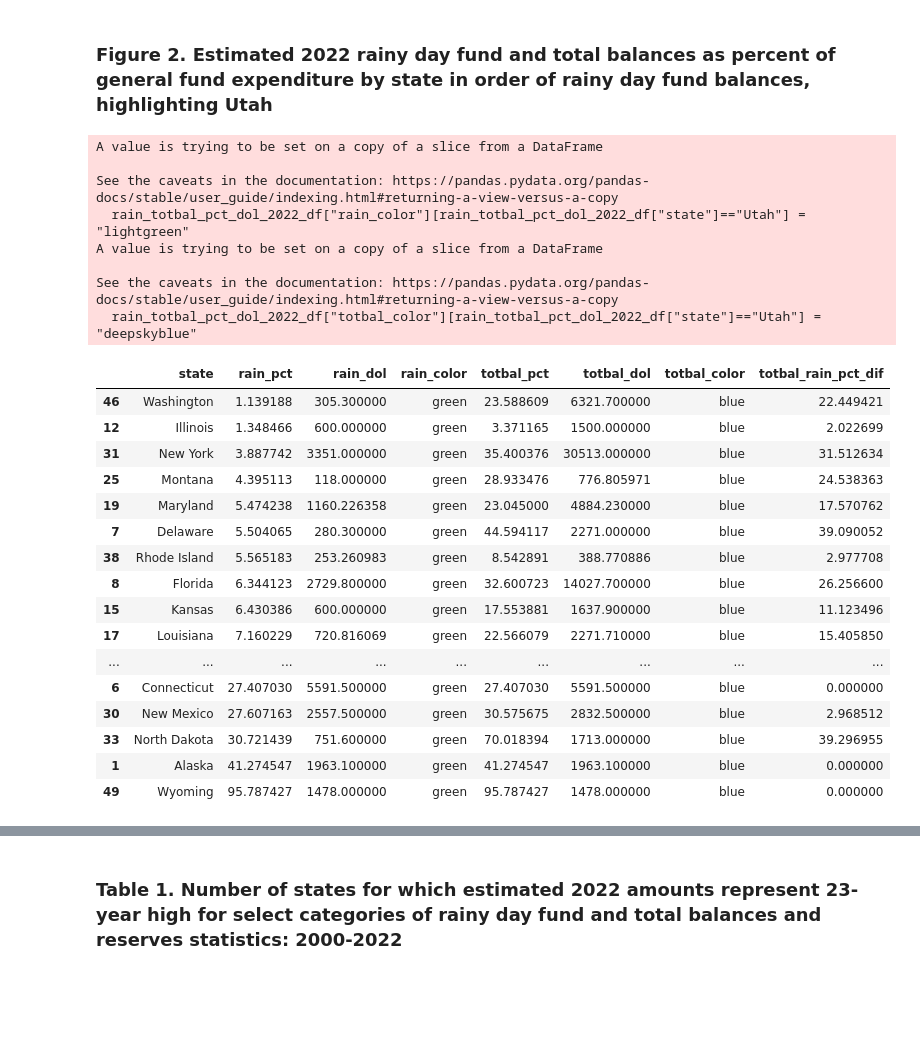
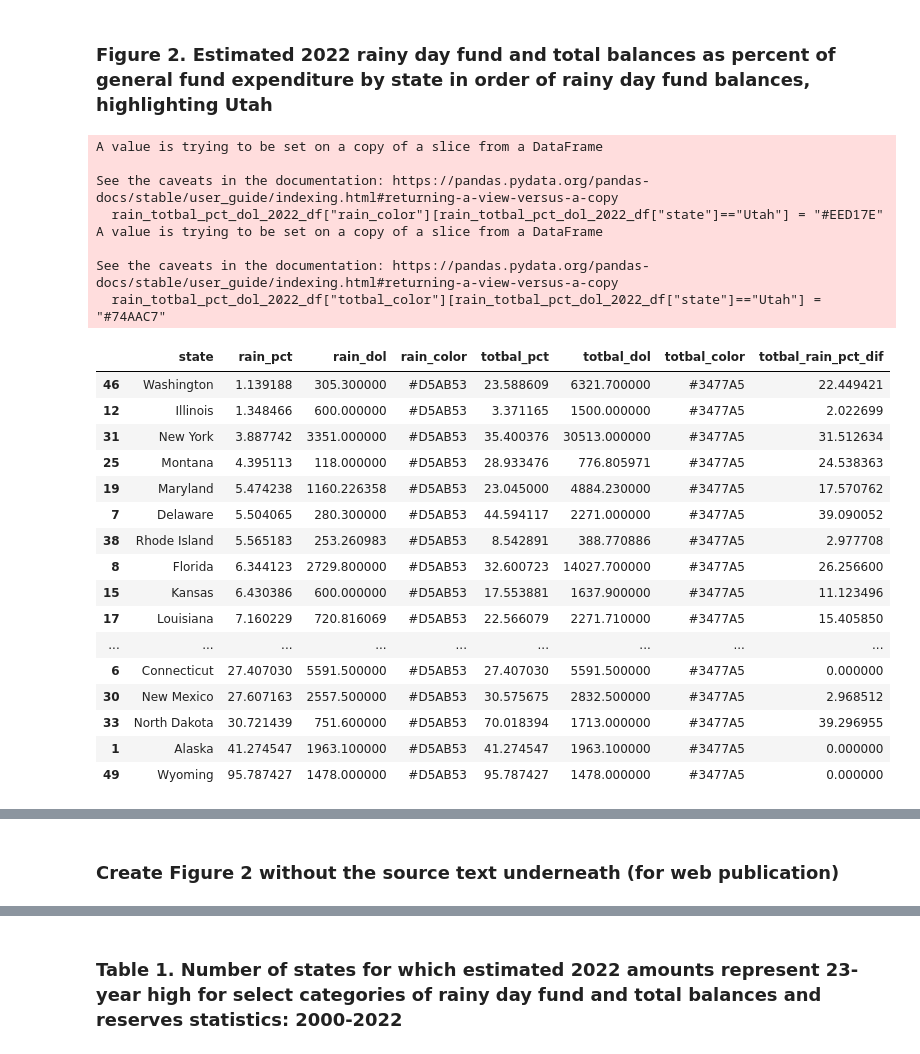
Before and after one commit to TheCGO/UT-RateCut, a Jupyter notebook: UT_RateCut.ipynb, the cells around one changed output, grey strips where cells are left out. Cells and saved outputs as stored; diff of their text form; code cells hidden in the pictures; blank space fills up the shorter version.

```diff
--- a/UT_RateCut.ipynb
+++ b/UT_RateCut.ipynb
@@ -304,53 +494,54 @@ totbal_pct_2022_df["totbal_pct"] = 100 * totbal_pct_2022_df["totbal_frac"]
 totbal_pct_2022_df.drop('totbal_frac', axis=1, inplace=True)
 
 totbal_dol_2022_df = totbal_dol_df.loc[:'Wyoming', '2022'].to_frame().reset_index()
 totbal_dol_2022_df.rename(columns = {"index": "state", "2022": "totbal_dol"}, inplace = True)
 
 # Merge the four DataFrames
 rain_totbal_pct_dol_2022_df = rain_pct_2022_df.copy()
 rain_totbal_pct_dol_2022_df = pd.merge(rain_totbal_pct_dol_2022_df, rain_dol_2022_df, on='state', how='inner')
-rain_totbal_pct_dol_2022_df["rain_color"] = "green"
-rain_totbal_pct_dol_2022_df["rain_color"][rain_totbal_pct_dol_2022_df["state"]=="Utah"] = "lightgreen"
+rain_totbal_pct_dol_2022_df["rain_color"] = "#D5AB53"
+rain_totbal_pct_dol_2022_df["rain_color"][rain_totbal_pct_dol_2022_df["state"]=="Utah"] = "#EED17E"
 rain_totbal_pct_dol_2022_df = pd.merge(rain_totbal_pct_dol_2022_df, totbal_pct_2022_df, on='state', how='inner')
 rain_totbal_pct_dol_2022_df = pd.merge(rain_totbal_pct_dol_2022_df, totbal_dol_2022_df, on='state', how='inner')
-rain_totbal_pct_dol_2022_df["totbal_color"] = "blue"
-rain_totbal_pct_dol_2022_df["totbal_color"][rain_totbal_pct_dol_2022_df["state"]=="Utah"] = "deepskyblue"
+rain_totbal_pct_dol_2022_df["totbal_color"] = "#3477A5"
+rain_totbal_pct_dol_2022_df["totbal_color"][rain_totbal_pct_dol_2022_df["state"]=="Utah"] = "#74AAC7"
 
 # Create a new variable that is totbal_pct - rain_pct
 rain_totbal_pct_dol_2022_df["totbal_rain_pct_dif"] = (
     rain_totbal_pct_dol_2022_df["totbal_pct"] - rain_totbal_pct_dol_2022_df["rain_pct"]
 )
 
 # Sort by rainy day fund percent
 rain_totbal_pct_dol_2022_sorted_df = rain_totbal_pct_dol_2022_df.sort_values(
     by=['rain_pct', 'totbal_pct'], ascending=[True, True]
 )
 
+rain_totbal_pct_dol_2022_sorted_df.to_csv('data/fig2_source.csv', index=False)
 rain_totbal_pct_dol_2022_sorted_df
 # %% [output]
 A value is trying to be set on a copy of a slice from a DataFrame
 
 See the caveats in the documentation: https://pandas.pydata.org/pandas-docs/stable/user_guide/indexing.html#returning-a-view-versus-a-copy
-  rain_totbal_pct_dol_2022_df["rain_color"][rain_totbal_pct_dol_2022_df["state"]=="Utah"] = "lightgreen"
+  rain_totbal_pct_dol_2022_df["rain_color"][rain_totbal_pct_dol_2022_df["state"]=="Utah"] = "#EED17E"
 A value is trying to be set on a copy of a slice from a DataFrame
 
 See the caveats in the documentation: https://pandas.pydata.org/pandas-docs/stable/user_guide/indexing.html#returning-a-view-versus-a-copy
-  rain_totbal_pct_dol_2022_df["totbal_color"][rain_totbal_pct_dol_2022_df["state"]=="Utah"] = "deepskyblue"
+  rain_totbal_pct_dol_2022_df["totbal_color"][rain_totbal_pct_dol_2022_df["state"]=="Utah"] = "#74AAC7"
 |  | state | rain_pct | rain_dol | rain_color | totbal_pct | totbal_dol | totbal_color | totbal_rain_pct_dif |
-| 46 | Washington | 1.139188 | 305.300000 | green | 23.588609 | 6321.700000 | blue | 22.449421 |
-| 12 | Illinois | 1.348466 | 600.000000 | green | 3.371165 | 1500.000000 | blue | 2.022699 |
-| 31 | New York | 3.887742 | 3351.000000 | green | 35.400376 | 30513.000000 | blue | 31.512634 |
-| 25 | Montana | 4.395113 | 118.000000 | green | 28.933476 | 776.805971 | blue | 24.538363 |
-| 19 | Maryland | 5.474238 | 1160.226358 | green | 23.045000 | 4884.230000 | blue | 17.570762 |
-| 7 | Delaware | 5.504065 | 280.300000 | green | 44.594117 | 2271.000000 | blue | 39.090052 |
-| 38 | Rhode Island | 5.565183 | 253.260983 | green | 8.542891 | 388.770886 | blue | 2.977708 |
-| 8 | Florida | 6.344123 | 2729.800000 | green | 32.600723 | 14027.700000 | blue | 26.256600 |
-| 15 | Kansas | 6.430386 | 600.000000 | green | 17.553881 | 1637.900000 | blue | 11.123496 |
-| 17 | Louisiana | 7.160229 | 720.816069 | green | 22.566079 | 2271.710000 | blue | 15.405850 |
+| 46 | Washington | 1.139188 | 305.300000 | #D5AB53 | 23.588609 | 6321.700000 | #3477A5 | 22.449421 |
+| 12 | Illinois | 1.348466 | 600.000000 | #D5AB53 | 3.371165 | 1500.000000 | #3477A5 | 2.022699 |
+| 31 | New York | 3.887742 | 3351.000000 | #D5AB53 | 35.400376 | 30513.000000 | #3477A5 | 31.512634 |
+| 25 | Montana | 4.395113 | 118.000000 | #D5AB53 | 28.933476 | 776.805971 | #3477A5 | 24.538363 |
+| 19 | Maryland | 5.474238 | 1160.226358 | #D5AB53 | 23.045000 | 4884.230000 | #3477A5 | 17.570762 |
+| 7 | Delaware | 5.504065 | 280.300000 | #D5AB53 | 44.594117 | 2271.000000 | #3477A5 | 39.090052 |
+| 38 | Rhode Island | 5.565183 | 253.260983 | #D5AB53 | 8.542891 | 388.770886 | #3477A5 | 2.977708 |
+| 8 | Florida | 6.344123 | 2729.800000 | #D5AB53 | 32.600723 | 14027.700000 | #3477A5 | 26.256600 |
+| 15 | Kansas | 6.430386 | 600.000000 | #D5AB53 | 17.553881 | 1637.900000 | #3477A5 | 11.123496 |
+| 17 | Louisiana | 7.160229 | 720.816069 | #D5AB53 | 22.566079 | 2271.710000 | #3477A5 | 15.405850 |
 | ... | ... | ... | ... | ... | ... | ... | ... | ... |
-| 6 | Connecticut | 27.407030 | 5591.500000 | green | 27.407030 | 5591.500000 | blue | 0.000000 |
-| 30 | New Mexico | 27.607163 | 2557.500000 | green | 30.575675 | 2832.500000 | blue | 2.968512 |
-| 33 | North Dakota | 30.721439 | 751.600000 | green | 70.018394 | 1713.000000 | blue | 39.296955 |
-| 1 | Alaska | 41.274547 | 1963.100000 | green | 41.274547 | 1963.100000 | blue | 0.000000 |
-| 49 | Wyoming | 95.787427 | 1478.000000 | green | 95.787427 | 1478.000000 | blue | 0.000000 |
+| 6 | Connecticut | 27.407030 | 5591.500000 | #D5AB53 | 27.407030 | 5591.500000 | #3477A5 | 0.000000 |
+| 30 | New Mexico | 27.607163 | 2557.500000 | #D5AB53 | 30.575675 | 2832.500000 | #3477A5 | 2.968512 |
+| 33 | North Dakota | 30.721439 | 751.600000 | #D5AB53 | 70.018394 | 1713.000000 | #3477A5 | 39.296955 |
+| 1 | Alaska | 41.274547 | 1963.100000 | #D5AB53 | 41.274547 | 1963.100000 | #3477A5 | 0.000000 |
+| 49 | Wyoming | 95.787427 | 1478.000000 | #D5AB53 | 95.787427 | 1478.000000 | #3477A5 | 0.000000 |
 # %%
@@ -432,3 +650,5 @@ show(fig2)
 # %% [output]
 [interactive output not drawn]
 [interactive output not drawn]
+# %% [markdown]
+### Create Figure 2 without the source text underneath (for web publication)
```
Also changed, not shown: parts of 11 cells of this notebook, 9 other files.
